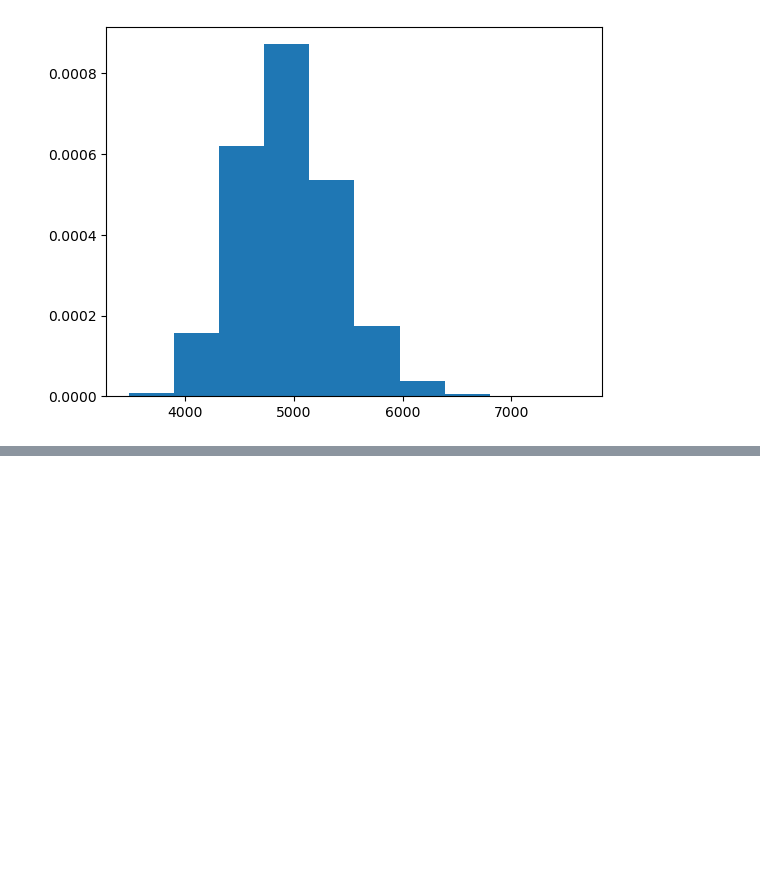
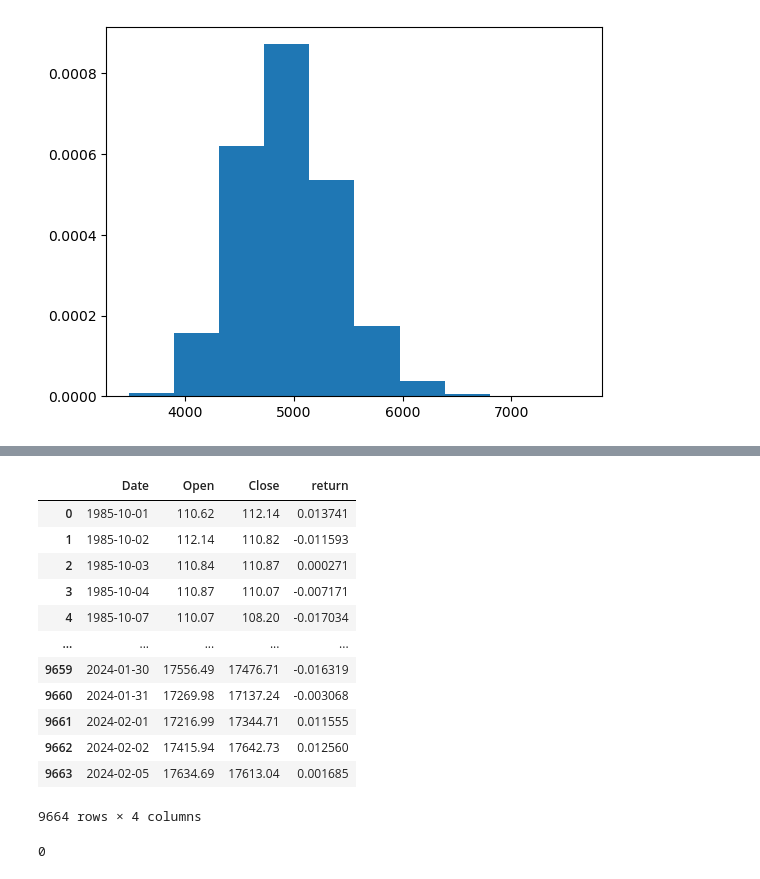
Before and after one commit to ijamil1/kalshi_mm, a Jupyter notebook: deep dive into Implied Probability and GBM processes.ipynb, the cells around one changed output, grey strips where cells are left out. Drawn from its saved outputs; the diff is of its cells as text; code cells hidden in the pictures; blank space fills up the shorter version.

```diff
--- a/deep dive into Implied Probability and GBM processes.ipynb
+++ b/deep dive into Implied Probability and GBM processes.ipynb
@@ -375,0 +463,22 @@ plt.hist(res_list, density=True)
+# %%
+spx_daily['Open'] = spx_daily.apply(func = lambda x: round(x['Open'], 2), axis=1)
+spx_daily['Close'] = spx_daily.apply(func = lambda x: round(x['Close'], 2), axis=1)
+
+ndx_daily['Open'] = ndx_daily.apply(func = lambda x: round(x['Open'], 2), axis=1)
+ndx_daily['Close'] = ndx_daily.apply(func = lambda x: round(x['Close'], 2), axis=1)
+# %%
+ndx_daily
+# %% [output]
+|  | Date | Open | Close | return |
+| 0 | 1985-10-01 | 110.62 | 112.14 | 0.013741 |
+| 1 | 1985-10-02 | 112.14 | 110.82 | -0.011593 |
+| 2 | 1985-10-03 | 110.84 | 110.87 | 0.000271 |
+| 3 | 1985-10-04 | 110.87 | 110.07 | -0.007171 |
+| 4 | 1985-10-07 | 110.07 | 108.20 | -0.017034 |
+| ... | ... | ... | ... | ... |
+| 9659 | 2024-01-30 | 17556.49 | 17476.71 | -0.016319 |
+| 9660 | 2024-01-31 | 17269.98 | 17137.24 | -0.003068 |
+| 9661 | 2024-02-01 | 17216.99 | 17344.71 | 0.011555 |
+| 9662 | 2024-02-02 | 17415.94 | 17642.73 | 0.012560 |
+| 9663 | 2024-02-05 | 17634.69 | 17613.04 | 0.001685 |
+9664 rows × 4 columns
@@ -375,0 +506,4 @@ plt.hist(res_list, density=True)
+# %%
+ndx_daily['return'].isna().sum()
+# %% [output]
+0
```
Also changed, not shown: parts of 19 cells of this notebook, 1 other file.
